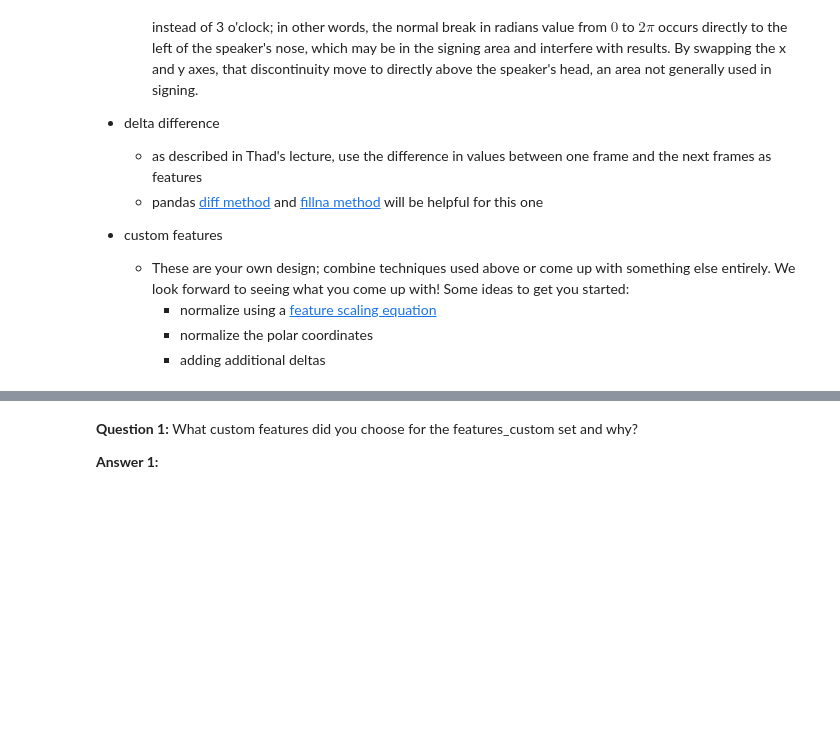
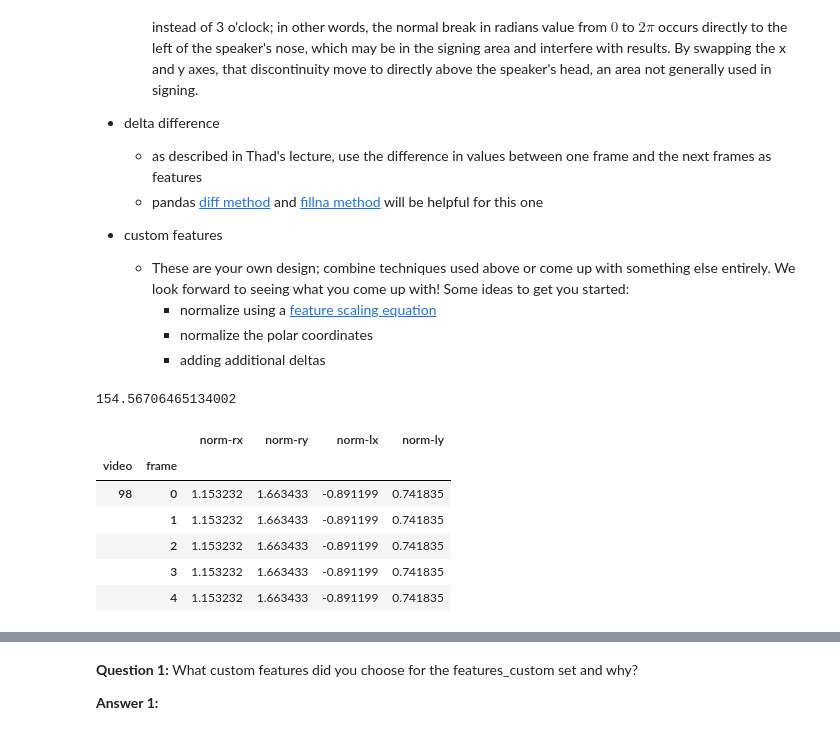
Before and after one commit to alirezakfz/ArtificialIntelligenceIntro, a Jupyter notebook: AIND-Recognizer-master/Solution_asl_recognizer.ipynb, the cells around one changed output, grey strips where cells are left out. Drawn from its saved outputs; the diff is of its cells as text; code cells hidden in the pictures; blank space fills up the shorter version.

```diff
--- a/AIND-Recognizer-master/Solution_asl_recognizer.ipynb
+++ b/AIND-Recognizer-master/Solution_asl_recognizer.ipynb
@@ -228,3 +211,40 @@ features_norm = ['norm-rx', 'norm-ry', 'norm-lx','norm-ly']
+# %%
+asl.df['right-x'].mean()
+# %% [output]
+154.56706465134002
+# %%
+# TODO add features for normalized by speaker values of left, right, x, y
+# Name these 'norm-rx', 'norm-ry', 'norm-lx', and 'norm-ly'
+# using Z-score scaling (X-Xmean)/Xstd
+
+features_norm = ['norm-rx', 'norm-ry', 'norm-lx','norm-ly']
+
+asl.df['left-x-mean']  = asl.df['speaker'].map(df_means['left-x'])
+asl.df['left-y-mean']  = asl.df['speaker'].map(df_means['left-y'])
+asl.df['right-x-mean'] = asl.df['speaker'].map(df_means['right-x'])
+asl.df['right-y-mean'] = asl.df['speaker'].map(df_means['right-y'])
+asl.df['left-x-std']   = asl.df['speaker'].map(df_std['left-x'])
+asl.df['left-y-std']   = asl.df['speaker'].map(df_std['left-y'])
+asl.df['right-x-std']  = asl.df['speaker'].map(df_std['right-x'])
+asl.df['right-y-std']  = asl.df['speaker'].map(df_std['right-y'])
+
+features_norm = ['norm-rx', 'norm-ry', 'norm-lx','norm-ly']
+asl.df['norm-lx']= (asl.df['left-x']-asl.df['left-x-mean'])/asl.df['left-x-std']
+asl.df['norm-ly']= (asl.df['left-y']-asl.df['left-y-mean'])/asl.df['left-y-std']
+asl.df['norm-rx']= (asl.df['right-x']-asl.df['right-x-mean'])/asl.df['right-x-std']
+asl.df['norm-ry']= (asl.df['right-y']-asl.df['right-y-mean'])/asl.df['right-y-std']
+
+
+#asl.df['grnd-ry'] = asl.df['right-y'] - asl.df['nose-y']
+asl.df[features_norm].head()  # the new feature 'grnd-ry' is now in the frames dictionary
+# %% [output]
+|  |  | norm-rx | norm-ry | norm-lx | norm-ly |
+| video | frame |  |  |  |  |
+| 98 | 0 | 1.153232 | 1.663433 | -0.891199 | 0.741835 |
+|  | 1 | 1.153232 | 1.663433 | -0.891199 | 0.741835 |
+|  | 2 | 1.153232 | 1.663433 | -0.891199 | 0.741835 |
+|  | 3 | 1.153232 | 1.663433 | -0.891199 | 0.741835 |
+|  | 4 | 1.153232 | 1.663433 | -0.891199 | 0.741835 |
 # %%
 # TODO add features for polar coordinate values where the nose is the origin
 # Name these 'polar-rr', 'polar-rtheta', 'polar-lr', and 'polar-ltheta'
```
Also changed, not shown: parts of 14 cells of this notebook.
